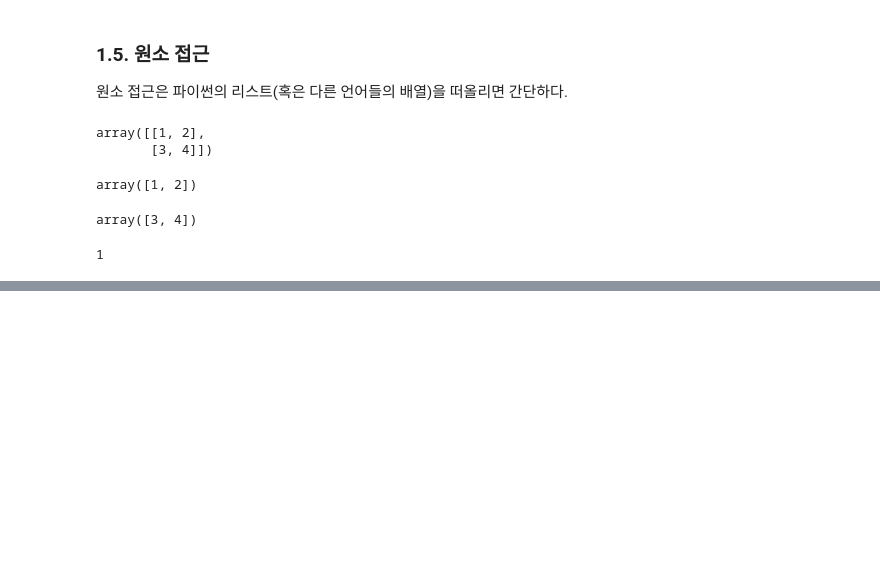
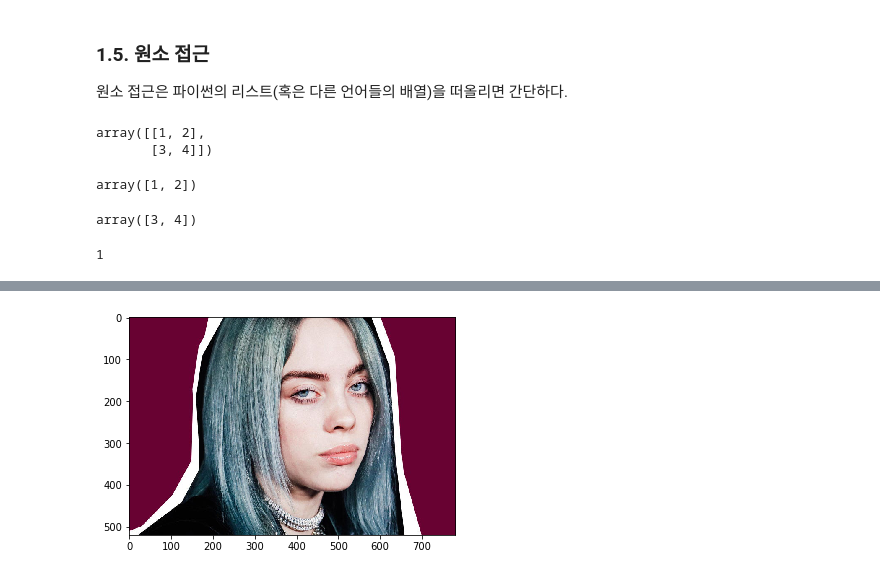
Before and after one commit to hyeyoom/machine-learning, a Jupyter notebook: deep_learning_from_scratch/notebook/1. python tutorial/Introduction to python .ipynb, the cells around one changed output, grey strips where cells are left out. Cells and saved outputs as stored; diff of their text form; code cells hidden in the pictures; blank space fills up the shorter version.

```diff
--- a/deep_learning_from_scratch/notebook/1. python tutorial/Introduction to python .ipynb
+++ b/deep_learning_from_scratch/notebook/1. python tutorial/Introduction to python .ipynb
@@ -110,0 +161,5 @@ A[0][0]
+# %%
+plt.imshow(img)
+plt.show()
+# %% [output]
+[figure, added]
```
Also changed, not shown: parts of 8 cells of this notebook, 1 other file.
